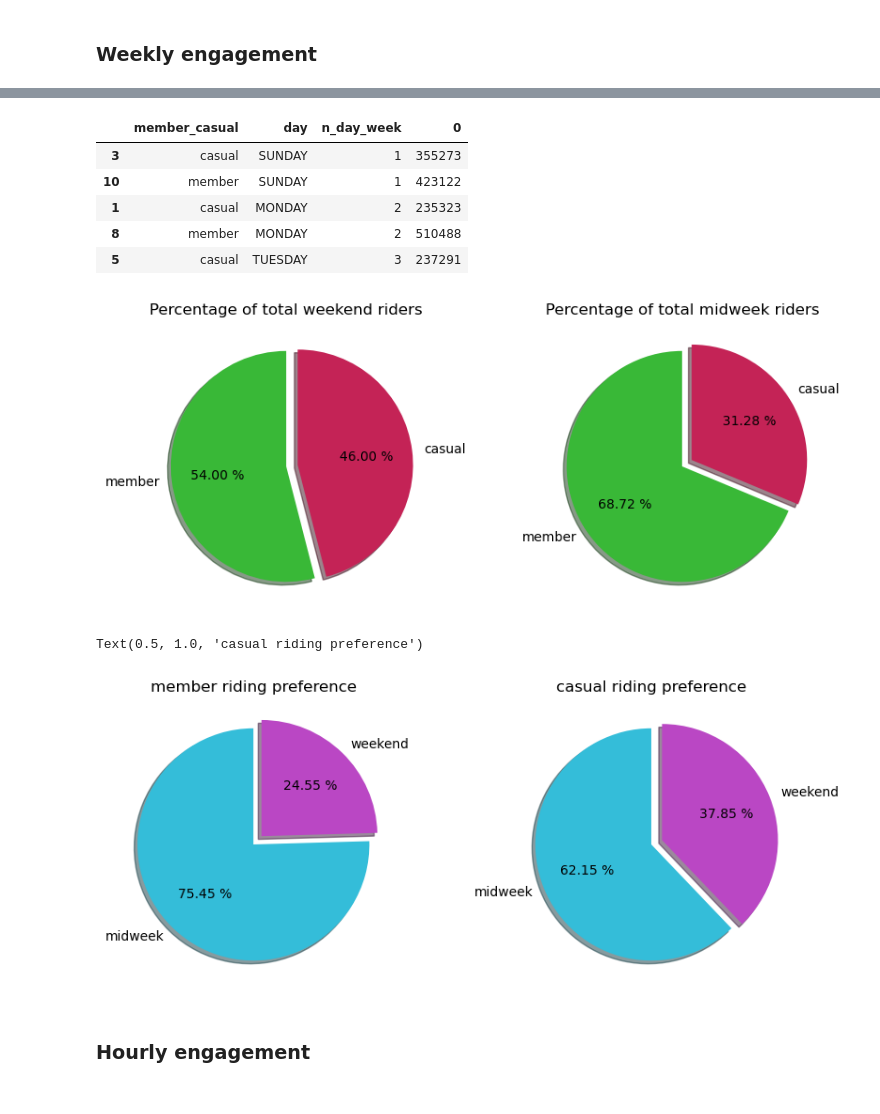
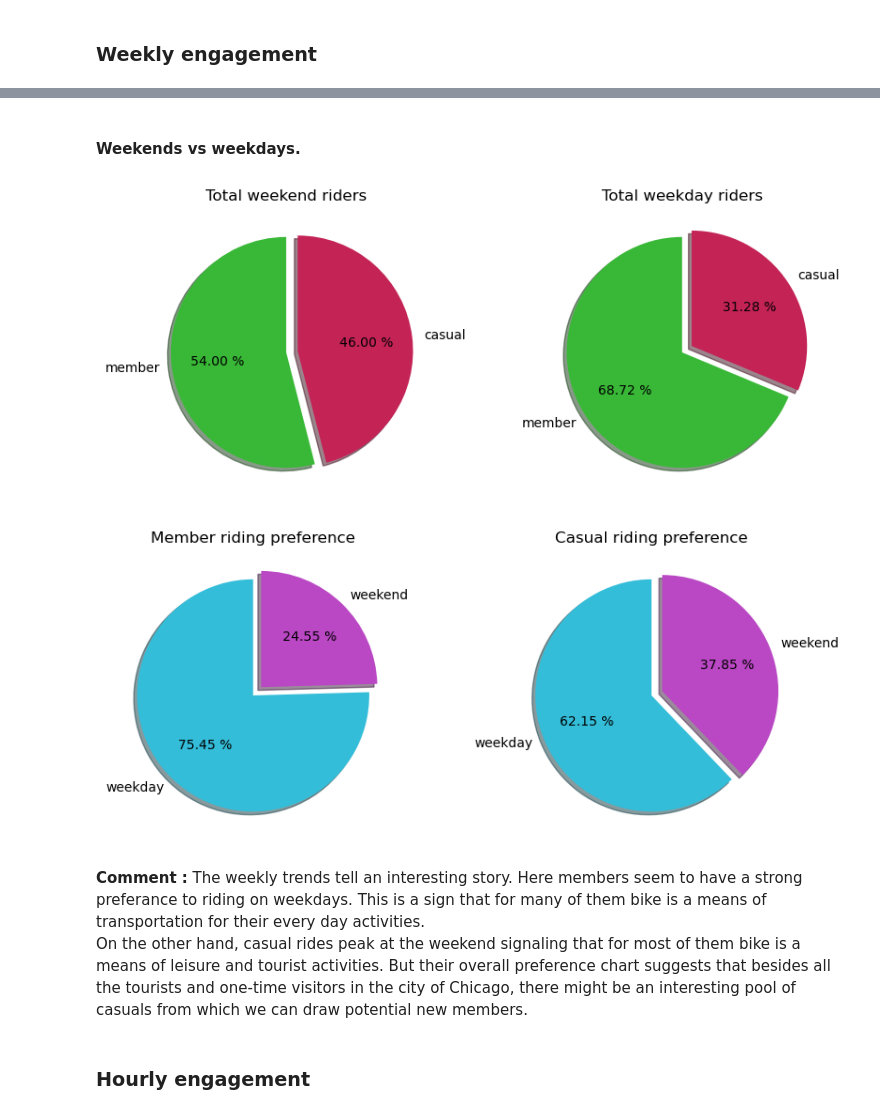
Before and after one commit to ntinasf/Personal-Project-DA, a Jupyter notebook: analysis.ipynb, the cells around one changed output, grey strips where cells are left out. Cells and saved outputs as stored; diff of their text form; code cells hidden in the pictures.

```diff
--- a/analysis.ipynb
+++ b/analysis.ipynb
@@ -128,85 +135,80 @@ plt.show()
-# %%
-df2.head()
-# %% [output]
-|  | member_casual | day | n_day_week | 0 |
-| 3 | casual | SUNDAY | 1 | 355273 |
-| 10 | member | SUNDAY | 1 | 423122 |
-| 1 | casual | MONDAY | 2 | 235323 |
-| 8 | member | MONDAY | 2 | 510488 |
-| 5 | casual | TUESDAY | 3 | 237291 |
+# %% [markdown]
+#### Weekends vs weekdays.
 # %%
-# v is a True or False vector which holds True for every index that is either Sunday or Saturday.
 v = (date_time['day'] == 'SATURDAY') | (date_time['day'] == 'SUNDAY')
 weekend = date_time[v]
-midweek = date_time[-v]
-midweek_c = midweek[midweek['member_casual'] == G.c]
-midweek_m = midweek[midweek['member_casual'] == G.m]
+weekday = date_time[-v]
+weekend_m = weekend[weekend['member_casual'] == G.m]
+weekday_m = weekday[weekday['member_casual'] == G.m]
 weekend_c = weekend[weekend['member_casual'] == G.c]
-weekend_m = weekend[weekend['member_casual'] == G.m]
+weekday_c = weekday[weekday['member_casual'] == G.c]
 # %%
 w = round(weekend.value_counts(weekend['member_casual'], normalize=True), 4) * 100
-m = round(midweek.value_counts(midweek['member_casual'], normalize=True), 4) * 100
+m = round(weekday.value_counts(weekday['member_casual'], normalize=True), 4) * 100
 
 fig, (ax1, ax2) = plt.subplots(1, 2, figsize=(10, 4), dpi=100)
-# Plot data on the first subplot
+
 ax1.pie(w,
         labels=w.index,
         colors=[G.m_col, G.c_col],
         autopct='%.2f %%',
         explode=[0, 0.1],
         startangle=90,
         shadow=True )
 
-ax1.set_title('Percentage of total weekend riders')
+ax1.set_title('Total weekend riders')
 
-# Plot data on the second subplot
 ax2.pie(m,
         labels=m.index,
         colors=[G.m_col, G.c_col],
         autopct='%.2f %%',
         explode=[0, 0.1],
         startangle=90,
         shadow=True)
 
-ax2.set_title('Percentage of total midweek riders')
+ax2.set_title('Total weekday riders')
 
 plt.show()
 # %% [output]
-[figure, old version]
+[figure, new version]
 # %%
-m_m = round( midweek_m.shape[0] / G.m_rides, 4) * 100
-m_w = round(weekend_m.shape[0] / G.m_rides, 4) * 100
-c_m = round(midweek_c.shape[0] / G.c_rides, 4) * 100
+m_m = round(weekday_m.shape[0] / G.m_rides, 4) * 100 # members midweek
+m_w = round(weekend_m.shape[0] / G.m_rides, 4) * 100 # members weekend etc
 c_w = round(weekend_c.shape[0] / G.c_rides, 4) * 100
+c_m = round(weekday_c.shape[0] / G.c_rides, 4) * 100
+
 proportions = pd.DataFrame([[m_m, m_w],
                             [c_m, c_w] ],
-                            index=[G.m, G.c], columns=['midweek', 'weekend'])
-
+                            index=[G.m, G.c],
+                            columns=['weekday', 'weekend'])
 
 fig, (ax1, ax2) = plt.subplots(1, 2, figsize=(10, 4), dpi=100)
-# Plot data on the first subplot
+
 ax1.pie(proportions.loc[G.m],
-        labels=['midweek', 'weekend'],
+        labels=['weekday', 'weekend'],
         colors=['#34bdd9', '#ba47c4'],
         autopct='%.2f %%',
         explode=[0, 0.1],
         startangle=90,
         shadow=True
         )
-ax1.set_title('member riding preference')
+ax1.set_title('Member riding preference')
 
-# Plot data on the second subplot
 ax2.pie(proportions.loc[G.c],
-        labels=['midweek', 'weekend'],
+        labels=['weekday', 'weekend'],
         colors=['#34bdd9', '#ba47c4'],
         autopct='%.2f %%',
         explode=[0, 0.1],
         startangle=90,
         shadow=True)
-ax2.set_title('casual riding preference')
+ax2.set_title('Casual riding preference')
+
+plt.show()
 # %% [output]
-Text(0.5, 1.0, 'casual riding preference')
 [figure]
+# %% [markdown]
+**Comment :** The weekly trends tell an interesting story. Here members seem to have a strong preferance to riding on weekdays. This is a sign that for many of them bike is a means of transportation for their every day activities. <br>
+On the other hand, casual rides peak at the weekend signaling that for most of them bike is a means of leisure and tourist activities. But their overall preference chart suggests that besides all the tourists and one-time visitors in the city of Chicago, there might be an interesting pool of casuals from which we can draw potential new members.
 # %% [markdown]
 ### Hourly engagement
 # %%
```
Also changed, not shown: parts of 54 cells of this notebook, 2 other files.
